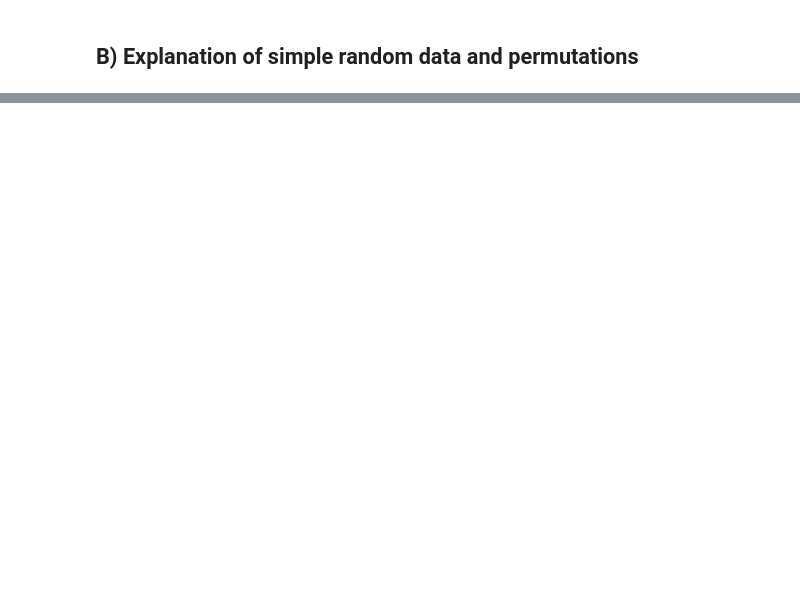
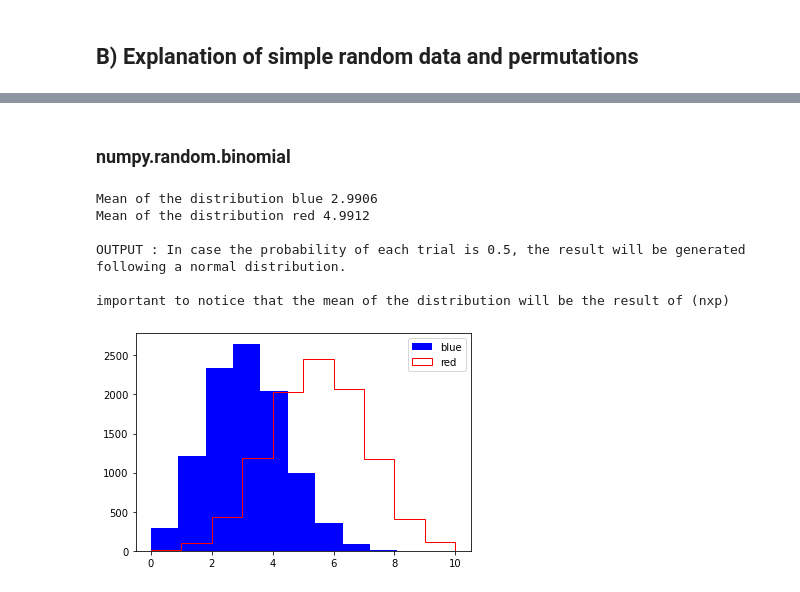
Before and after one commit to Manuferu/Assignment_PDA, a Jupyter notebook: Assignment.ipynb, the cells around one changed output, grey strips where cells are left out. Saved outputs shown, nothing was run; the diff lists cells and outputs as text; code cells hidden in the pictures; blank space fills up the shorter version.

Commit message:
Explained permutations, and added two distribution functions

```diff
--- a/Assignment.ipynb
+++ b/Assignment.ipynb
@@ -229,0 +328,27 @@ numpy.random.random() definition
+# %% [markdown]
+### numpy.random.binomial
+# %%
+
+
+n, p = 10, 0.3 # number of trials, probability of each trial
+s = np.random.binomial(n, p, 10000)
+print('Mean of the distribution blue',s.mean())
+plt.hist(s,color='b',label='blue')
+
+n, p = 10, 0.5 # number of trials, probability of each trial
+s = np.random.binomial(n, p, 10000)
+print('Mean of the distribution red',s.mean())
+plt.hist(s,color='r',label='red',histtype='step')
+plt.show
+
+plt.legend()
+print('\nOUTPUT : In case the probability of each trial is 0.5, the result will be generated following a normal distribution.\n')
+print('important to notice that the mean of the distribution will be the result of (nxp)')
+# %% [output]
+Mean of the distribution blue 2.9906
+Mean of the distribution red 4.9912
+
+OUTPUT : In case the probability of each trial is 0.5, the result will be generated following a normal distribution.
+
+important to notice that the mean of the distribution will be the result of (nxp)
+[figure, added]
```
Also changed, not shown: parts of 14 cells of this notebook, 1 other file.
